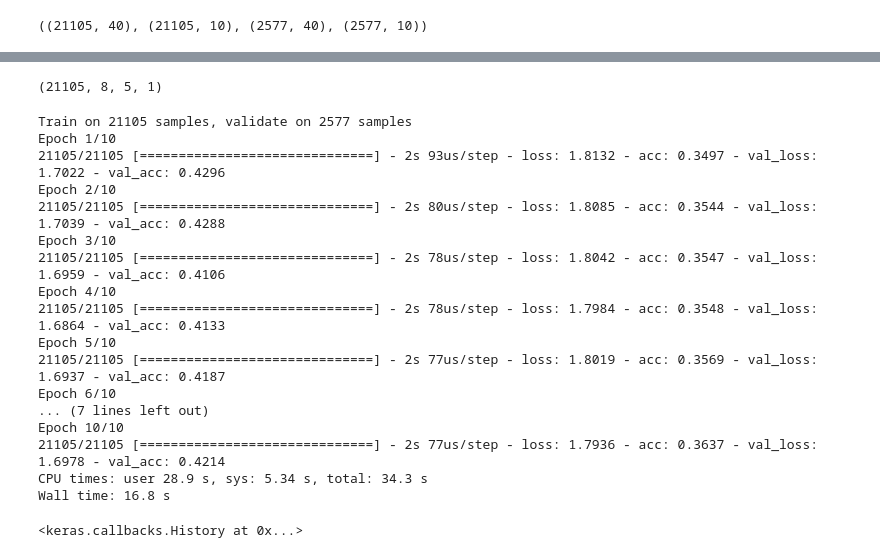
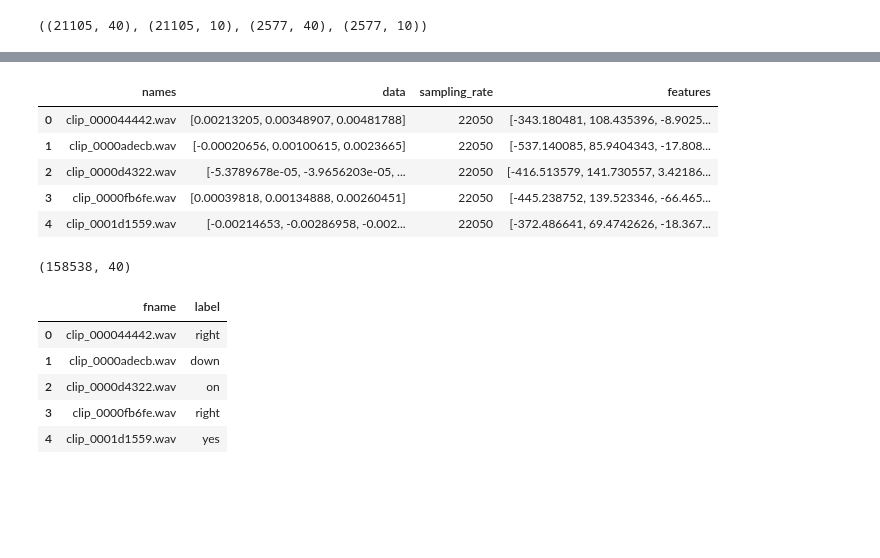
Before and after one commit to Nik8x/TF_Speech_Recognition, a Jupyter notebook: TF_Speech_Recognition_test_results.ipynb, the cells around one changed output, grey strips where cells are left out. Cells and saved outputs as stored; diff of their text form; code cells hidden in the pictures; blank space fills up the shorter version.

```diff
--- a/TF_Speech_Recognition_test_results.ipynb
+++ b/TF_Speech_Recognition_test_results.ipynb
@@ -205,0 +392,10 @@ Epoch 10/10
+# %%
+test_df = pd.read_csv('test_df.csv', converters = {'features' : converter, 'data' : converter})
+test_df.head()
+# %% [output]
+|  | names | data | sampling_rate | features |
+| 0 | clip_000044442.wav | [0.00213205, 0.00348907, 0.00481788] | 22050 | [-343.180481, 108.435396, -8.9025... |
+| 1 | clip_0000adecb.wav | [-0.00020656, 0.00100615, 0.0023665] | 22050 | [-537.140085, 85.9404343, -17.808... |
+| 2 | clip_0000d4322.wav | [-5.3789678e-05, -3.9656203e-05, ... | 22050 | [-416.513579, 141.730557, 3.42186... |
+| 3 | clip_0000fb6fe.wav | [0.00039818, 0.00134888, 0.00260451] | 22050 | [-445.238752, 139.523346, -66.465... |
+| 4 | clip_0001d1559.wav | [-0.00214653, -0.00286958, -0.002... | 22050 | [-372.486641, 69.4742626, -18.367... |
@@ -206,4 +404,6 @@ Epoch 10/10
+# %%
+X_test.shape
+# %% [output]
+(158538, 40)
 # %%
-X_train.reshape(X_train.shape[0], 8, 5, 1).shape
+pred = model.predict(X_test.reshape(X_test.shape[0], 8, 5, 1))
-# %% [output]
-(21105, 8, 5, 1)
@@ -221,22 +409,0 @@ model.compile(optimizer = 'adam', loss = 'categorical_crossentropy', metrics = [
-# %%
-%%time
-model.fit(X_train.reshape(X_train.shape[0], 8, 5, 1), y_train, batch_size = 32, epochs = 10, validation_data = [X_val.reshape(X_val.shape[0], 8, 5, 1), y_val], verbose = 1)
-# %% [output]
-Train on 21105 samples, validate on 2577 samples
-Epoch 1/10
-21105/21105 [==============================] - 2s 93us/step - loss: 1.8132 - acc: 0.3497 - val_loss: 1.7022 - val_acc: 0.4296
-Epoch 2/10
-21105/21105 [==============================] - 2s 80us/step - loss: 1.8085 - acc: 0.3544 - val_loss: 1.7039 - val_acc: 0.4288
-Epoch 3/10
-21105/21105 [==============================] - 2s 78us/step - loss: 1.8042 - acc: 0.3547 - val_loss: 1.6959 - val_acc: 0.4106
-Epoch 4/10
-21105/21105 [==============================] - 2s 78us/step - loss: 1.7984 - acc: 0.3548 - val_loss: 1.6864 - val_acc: 0.4133
-Epoch 5/10
-21105/21105 [==============================] - 2s 77us/step - loss: 1.8019 - acc: 0.3569 - val_loss: 1.6937 - val_acc: 0.4187
-Epoch 6/10
-... (7 lines left out)
-Epoch 10/10
-21105/21105 [==============================] - 2s 77us/step - loss: 1.7936 - acc: 0.3637 - val_loss: 1.6978 - val_acc: 0.4214
-CPU times: user 28.9 s, sys: 5.34 s, total: 34.3 s
-Wall time: 16.8 s
-<keras.callbacks.History at 0x...>
@@ -242,0 +412,11 @@ Wall time: 16.8 s
+# %%
+my_results = pd.DataFrame([test_df.names, y_pred.str.get(0)]).T
+my_results.columns = ['fname', 'label']
+my_results.head()
+# %% [output]
+|  | fname | label |
+| 0 | clip_000044442.wav | right |
+| 1 | clip_0000adecb.wav | down |
+| 2 | clip_0000d4322.wav | on |
+| 3 | clip_0000fb6fe.wav | right |
+| 4 | clip_0001d1559.wav | yes |
```
Also changed, not shown: parts of 60 cells of this notebook.
